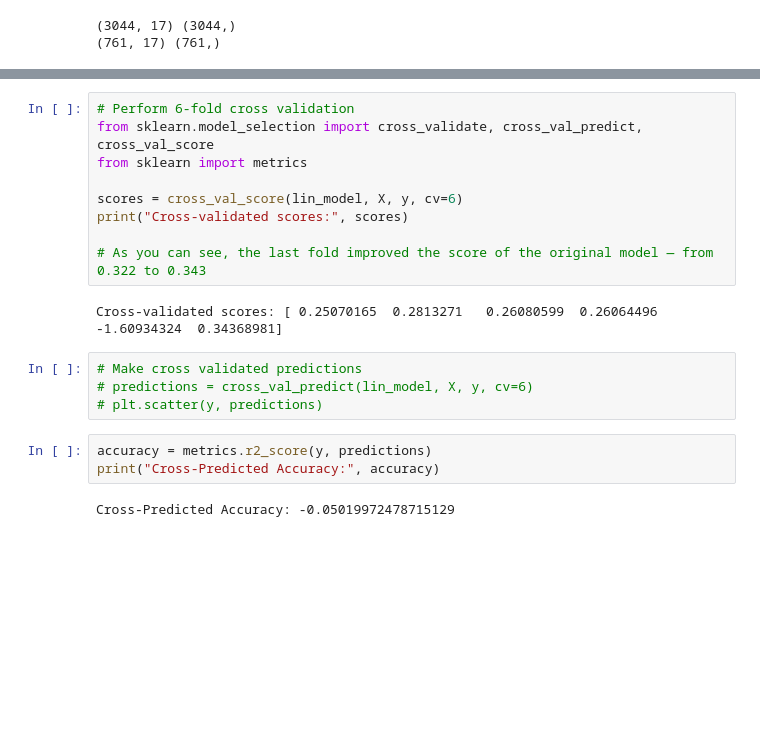
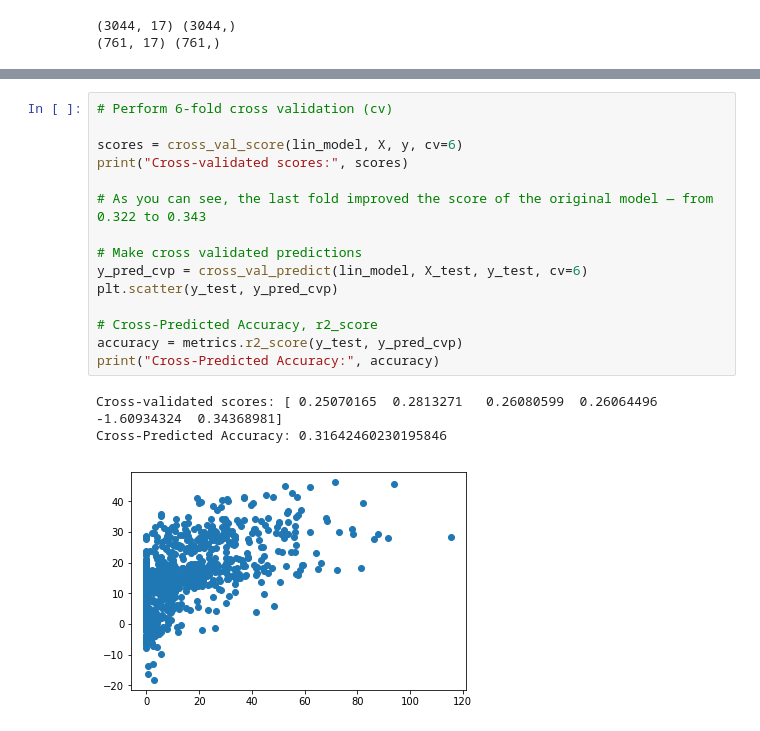
Before and after one commit to tonyman316/Become_a_Top_Airbnb_Earner, a Jupyter notebook: seattle_airbnb_top_earner.ipynb, the cells around one changed output, grey strips where cells are left out. Drawn from its saved outputs; the diff is of its cells as text; blank space fills up the shorter version.

```diff
--- a/seattle_airbnb_top_earner.ipynb
+++ b/seattle_airbnb_top_earner.ipynb
@@ -326,20 +354,19 @@ print(mae_test)
 # %%
-# Perform 6-fold cross validation
-from sklearn.model_selection import cross_validate, cross_val_predict, cross_val_score
-from sklearn import metrics
+# Perform 6-fold cross validation (cv)
 
 scores = cross_val_score(lin_model, X, y, cv=6)
 print("Cross-validated scores:", scores)
 
 # As you can see, the last fold improved the score of the original model — from 0.322 to 0.343
+
+# Make cross validated predictions
+y_pred_cvp = cross_val_predict(lin_model, X_test, y_test, cv=6)
+plt.scatter(y_test, y_pred_cvp)
+
+# Cross-Predicted Accuracy, r2_score
+accuracy = metrics.r2_score(y_test, y_pred_cvp)
+print("Cross-Predicted Accuracy:", accuracy)
 # %% [output]
 Cross-validated scores: [ 0.25070165  0.2813271   0.26080599  0.26064496 -1.60934324  0.34368981]
+Cross-Predicted Accuracy: 0.31642460230195846
+[figure, added]
-# %%
-# Make cross validated predictions
-# predictions = cross_val_predict(lin_model, X, y, cv=6)
-# plt.scatter(y, predictions)
-# %%
-accuracy = metrics.r2_score(y, predictions)
-print("Cross-Predicted Accuracy:", accuracy)
-# %% [output]
-Cross-Predicted Accuracy: -0.05019972478715129
```
Also changed, not shown: parts of 13 cells of this notebook.
